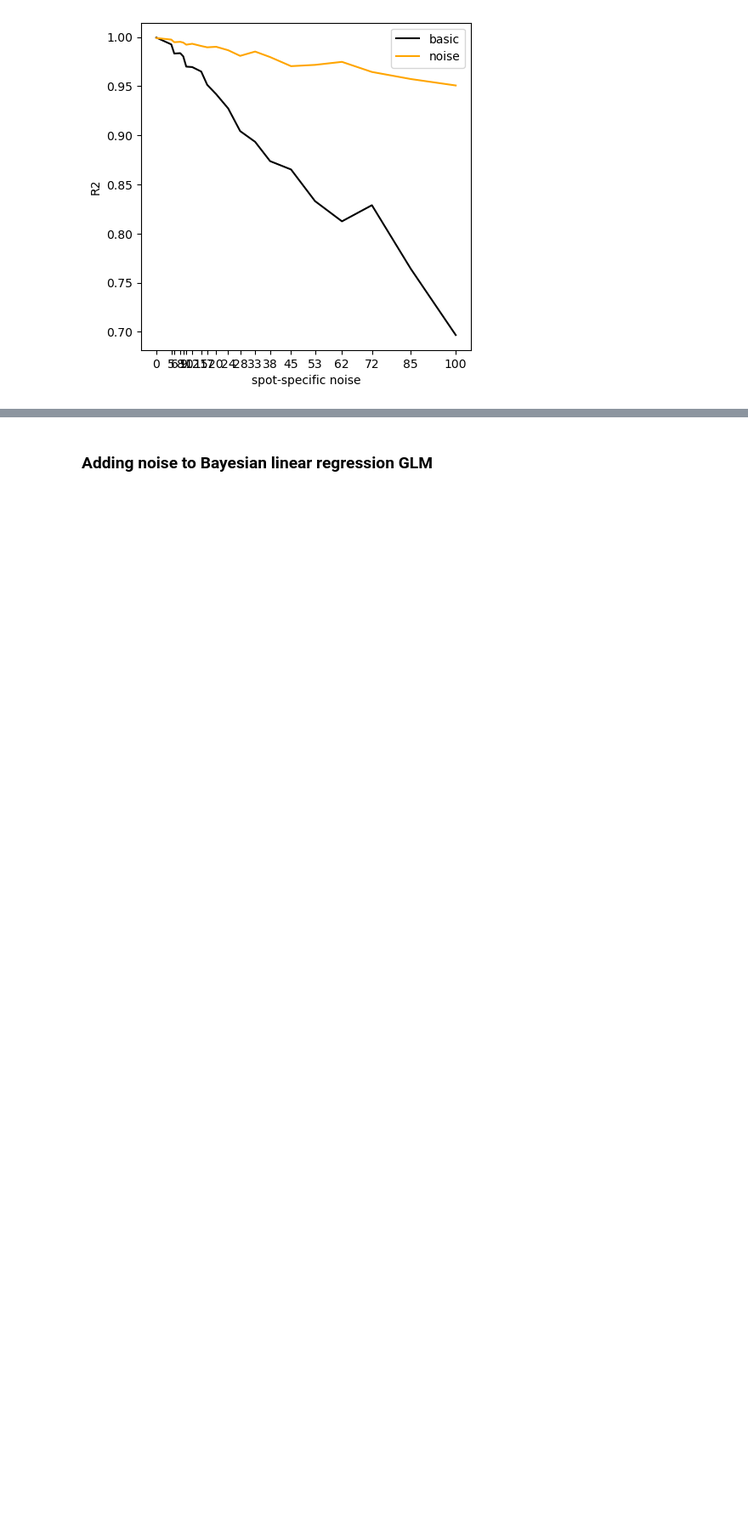
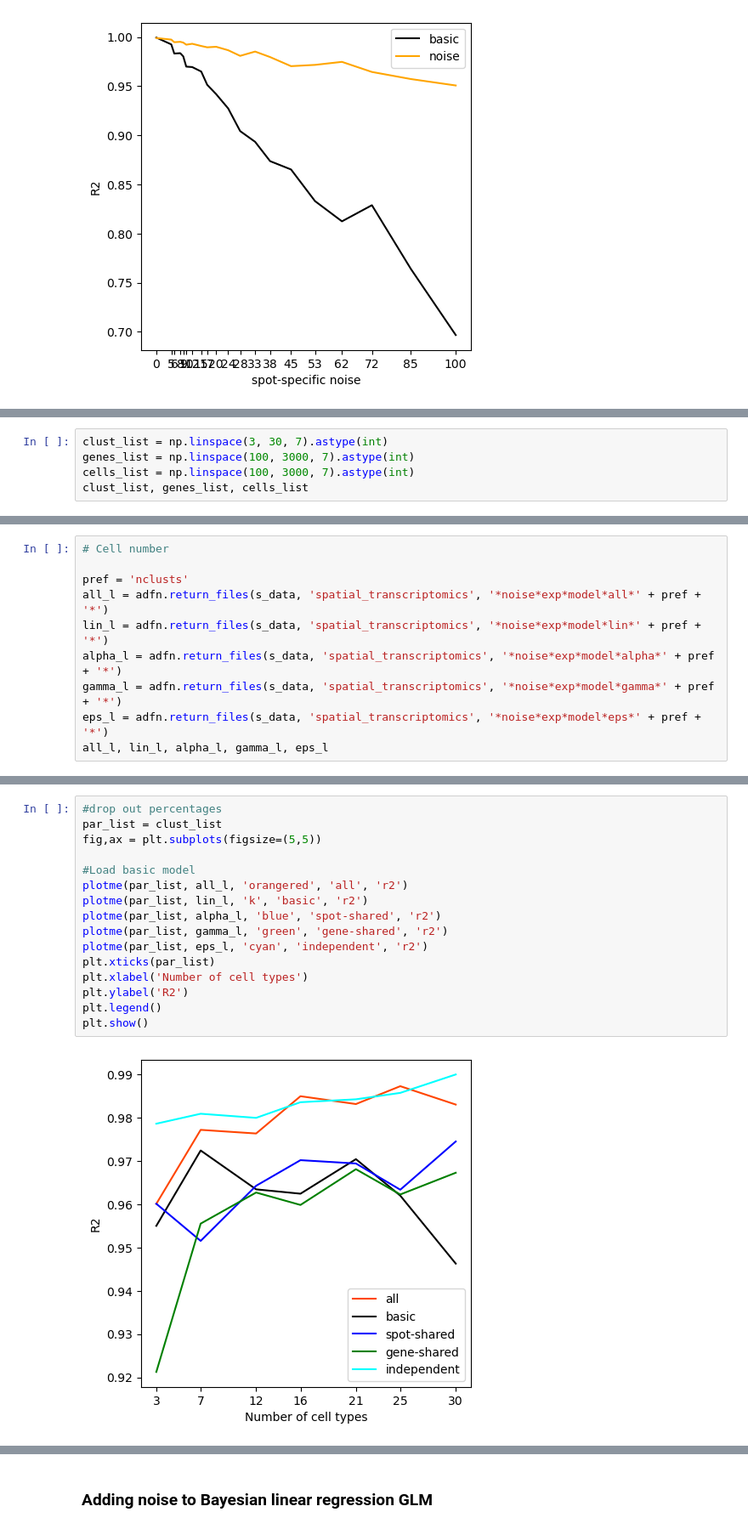
Before and after one commit to dmnburrows/spatial_transcriptomics, a Jupyter notebook: cell_decomp.ipynb, the cells around one changed output, grey strips where cells are left out. Shown at 85% size. Saved outputs shown, nothing was run; the diff lists cells and outputs as text; blank space fills up the shorter version.

```diff
--- a/cell_decomp.ipynb
+++ b/cell_decomp.ipynb
@@ -810,0 +860,5 @@ plt.show()
+# %%
+clust_list = np.linspace(3, 30, 7).astype(int)
+genes_list = np.linspace(100, 3000, 7).astype(int)
+cells_list = np.linspace(100, 3000, 7).astype(int)
+clust_list, genes_list, cells_list
@@ -810,0 +869,10 @@ plt.show()
+# %%
+# Cell number
+
+pref = 'nclusts'
+all_l = adfn.return_files(s_data, 'spatial_transcriptomics', '*noise*exp*model*all*' + pref + '*')
+lin_l = adfn.return_files(s_data, 'spatial_transcriptomics', '*noise*exp*model*lin*' + pref + '*')
+alpha_l = adfn.return_files(s_data, 'spatial_transcriptomics', '*noise*exp*model*alpha*' + pref + '*')
+gamma_l = adfn.return_files(s_data, 'spatial_transcriptomics', '*noise*exp*model*gamma*' + pref + '*')
+eps_l = adfn.return_files(s_data, 'spatial_transcriptomics', '*noise*exp*model*eps*' + pref + '*')
+all_l, lin_l, alpha_l, gamma_l, eps_l
@@ -810,0 +897,18 @@ plt.show()
+# %%
+#drop out percentages
+par_list = clust_list
+fig,ax = plt.subplots(figsize=(5,5))
+
+#Load basic model
+plotme(par_list, all_l, 'orangered', 'all', 'r2')
+plotme(par_list, lin_l, 'k', 'basic', 'r2')
+plotme(par_list, alpha_l, 'blue', 'spot-shared', 'r2')
+plotme(par_list, gamma_l, 'green', 'gene-shared', 'r2')
+plotme(par_list, eps_l, 'cyan', 'independent', 'r2')
+plt.xticks(par_list)
+plt.xlabel('Number of cell types')
+plt.ylabel('R2')
+plt.legend()
+plt.show()
+# %% [output]
+[figure, added]
```
Also changed, not shown: parts of 19 cells of this notebook.
